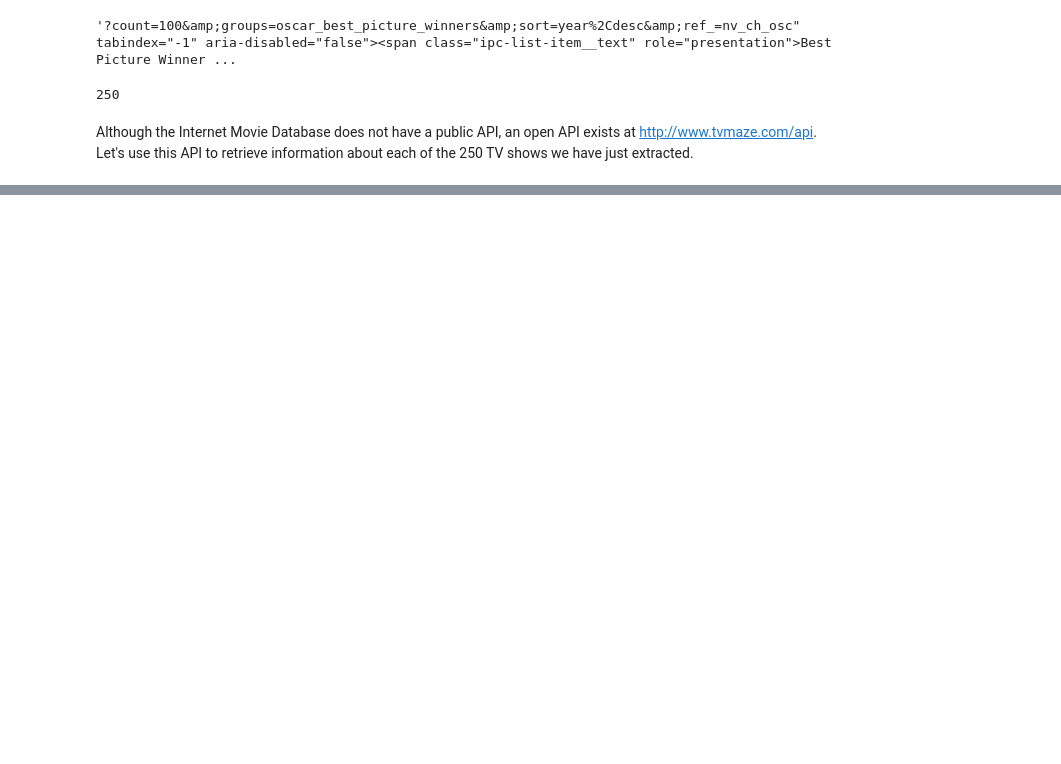
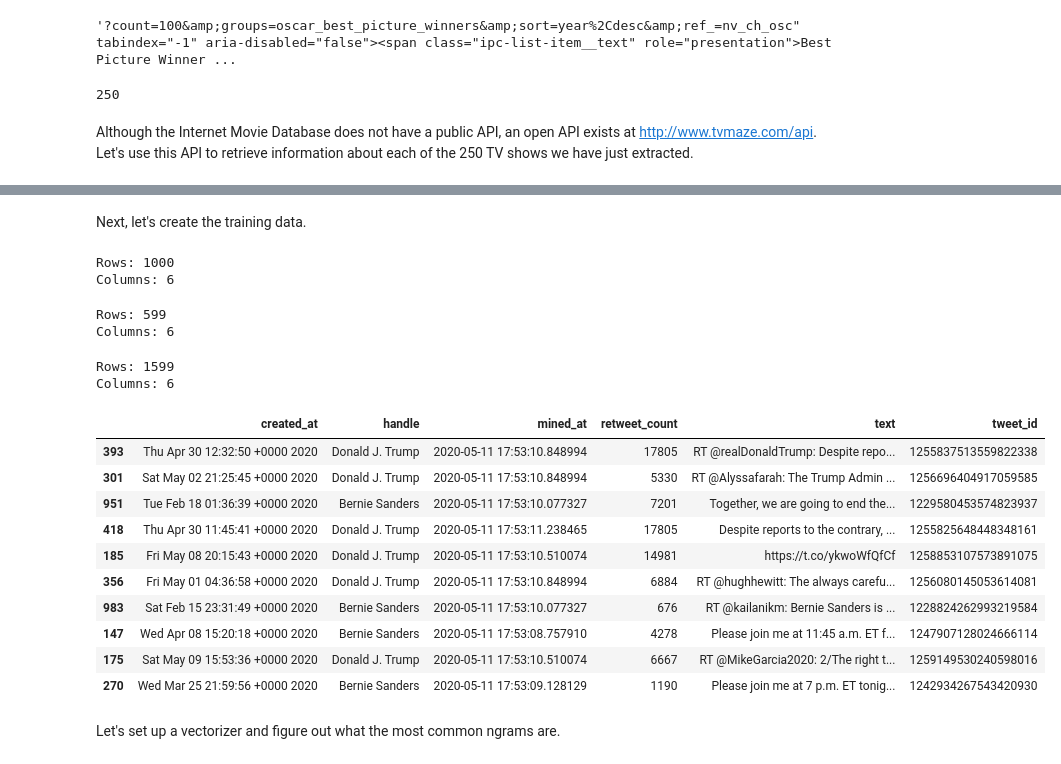
Before and after one commit to Andaluz/Data_Science, a Jupyter notebook: Working_With_API_Data.ipynb, the cells around one changed output, grey strips where cells are left out. Drawn from its saved outputs; the diff is of its cells as text; code cells hidden in the pictures; blank space fills up the shorter version.

Commit message:
20200511 UPDATE working_with_api_data notebook

```diff
--- a/Working_With_API_Data.ipynb
+++ b/Working_With_API_Data.ipynb
@@ -458,0 +468,7 @@ memory usage: 12.4+ KB
+# %%
+twitter_keys = {
+    'consumer_key' : 'AdhLIB5ImYxfv5SftZUO32xRd',
+    'consumer_secret' : 'WartHHi6xoaFD7FP1KCw3cURJqDRC3yjwUwWvcXpM5fMCdNRgJ',
+    'access_token_key' : '1258789060635701253-RMGwPtN5T2Oqn9Yv4Fekj6bzz9hDPX',
+    'access_token_secret' : 'qHryBE2Lf0qdQCJB8cM5NFGZjNj8pvzT4hgeRO5fYllyv'
+}
@@ -458,0 +549,42 @@ memory usage: 12.4+ KB
+# %% [markdown]
+Next, let's create the training data.
+# %%
+# Let's instantiate the class and mine the tweets from Sanders and Trump #
+miner = TweetMiner(twitter_keys, api, result_limit=400)
+sanders_tweets = miner.mine_user_tweets('berniesanders')
+trump_tweets = miner.mine_user_tweets('realDonaldTrump')
+# %%
+# Let's create a DataFrame for Sanders #
+sanders_df = pd.DataFrame(sanders_tweets)
+print('Rows: %s \nColumns: %s' %(sanders_df.shape[0], sanders_df.shape[1]))
+# %% [output]
+Rows: 1000
+Columns: 6
+# %%
+# Let's create a DataFrame for Trump #
+trump_df = pd.DataFrame(trump_tweets)
+print('Rows: %s \nColumns: %s' %(trump_df.shape[0], trump_df.shape[1]))
+# %% [output]
+Rows: 599
+Columns: 6
+# %%
+# Let's concat the two DataFrames #
+tweets = pd.concat([sanders_df, trump_df], axis=0)
+print('Rows: %s \nColumns: %s' %(tweets.shape[0], tweets.shape[1]))
+tweets.sample(10)
+# %% [output]
+Rows: 1599
+Columns: 6
+|  | created_at | handle | mined_at | retweet_count | text | tweet_id |
+| 393 | Thu Apr 30 12:32:50 +0000 2020 | Donald J. Trump | 2020-05-11 17:53:10.848994 | 17805 | RT @realDonaldTrump: Despite repo... | 1255837513559822338 |
+| 301 | Sat May 02 21:25:45 +0000 2020 | Donald J. Trump | 2020-05-11 17:53:10.848994 | 5330 | RT @Alyssafarah: The Trump Admin ... | 1256696404917059585 |
+| 951 | Tue Feb 18 01:36:39 +0000 2020 | Bernie Sanders | 2020-05-11 17:53:10.077327 | 7201 | Together, we are going to end the... | 1229580453574823937 |
+| 418 | Thu Apr 30 11:45:41 +0000 2020 | Donald J. Trump | 2020-05-11 17:53:11.238465 | 17805 | Despite reports to the contrary, ... | 1255825648448348161 |
+| 185 | Fri May 08 20:15:43 +0000 2020 | Donald J. Trump | 2020-05-11 17:53:10.510074 | 14981 | https://t.co/ykwoWfQfCf | 1258853107573891075 |
+| 356 | Fri May 01 04:36:58 +0000 2020 | Donald J. Trump | 2020-05-11 17:53:10.848994 | 6884 | RT @hughhewitt: The always carefu... | 1256080145053614081 |
+| 983 | Sat Feb 15 23:31:49 +0000 2020 | Bernie Sanders | 2020-05-11 17:53:10.077327 | 676 | RT @kailanikm: Bernie Sanders is ... | 1228824262993219584 |
+| 147 | Wed Apr 08 15:20:18 +0000 2020 | Bernie Sanders | 2020-05-11 17:53:08.757910 | 4278 | Please join me at 11:45 a.m. ET f... | 1247907128024666114 |
+| 175 | Sat May 09 15:53:36 +0000 2020 | Donald J. Trump | 2020-05-11 17:53:10.510074 | 6667 | RT @MikeGarcia2020: 2/The right t... | 1259149530240598016 |
+| 270 | Wed Mar 25 21:59:56 +0000 2020 | Bernie Sanders | 2020-05-11 17:53:09.128129 | 1190 | Please join me at 7 p.m. ET tonig... | 1242934267543420930 |
+# %% [markdown]
+Let's set up a vectorizer and figure out what the most common ngrams are.
```
Also changed, not shown: parts of 35 cells of this notebook.
